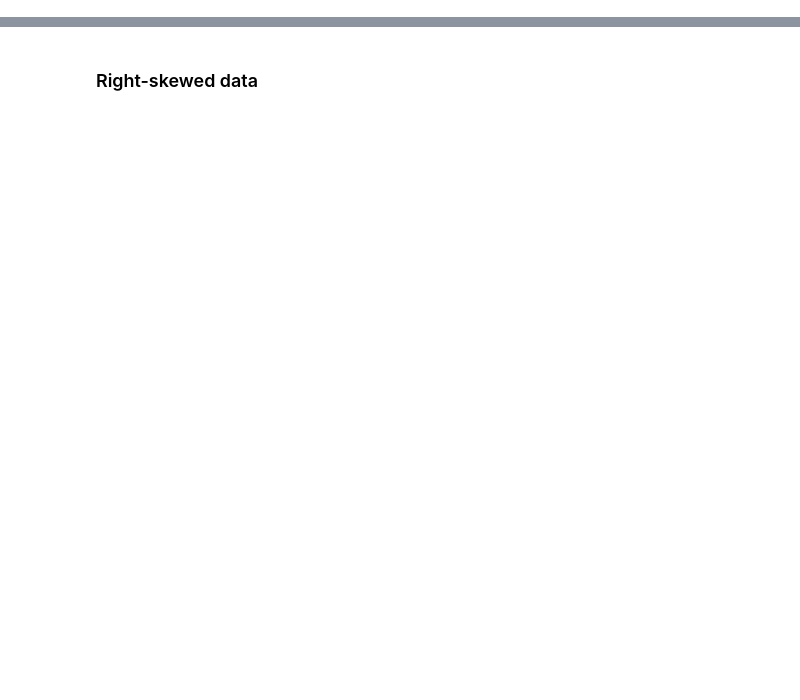
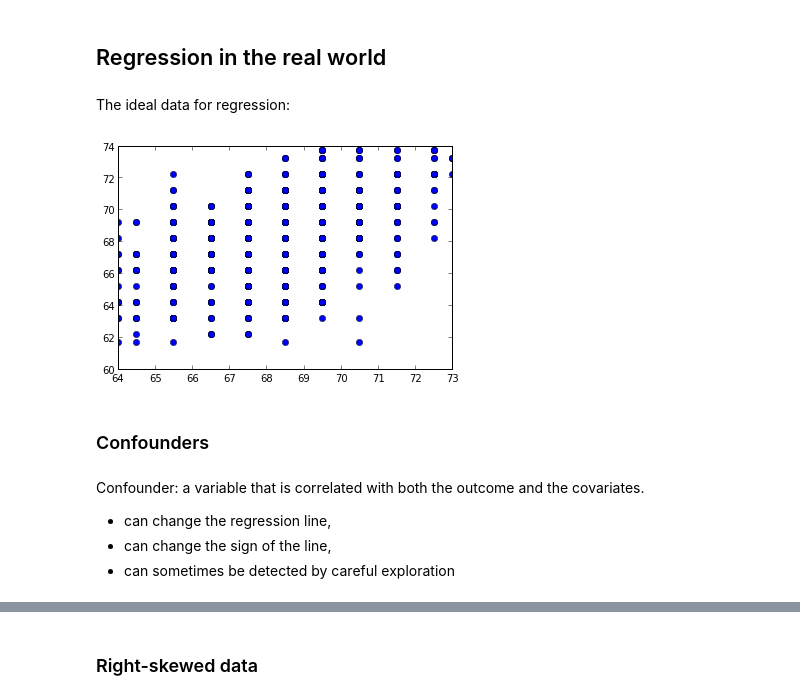
Before and after one commit to herrfz/dataanalysis, a Jupyter notebook: week4/regression_in_real_world.ipynb, the cells around one changed output, grey strips where cells are left out. Cells and saved outputs as stored; diff of their text form; code cells hidden in the pictures; blank space fills up the shorter version.

```diff
--- a/week4/regression_in_real_world.ipynb
+++ b/week4/regression_in_real_world.ipynb
@@ -1,3 +1,23 @@
+# %% [markdown]
+## Regression in the real world
+# %% [markdown]
+The ideal data for regression:
+# %%
+import pandas.rpy.common as com
+
+galton = com.load_data('galton', package='UsingR')
+
+plot(galton['parent'], galton['child'], 'ob');
+# %% [output]
+[figure, added]
+# %% [markdown]
+### Confounders
+# %% [markdown]
+Confounder: a variable that is correlated with both the outcome and the covariates.
+
+* can change the regression line,
+* can change the sign of the line,
+* can sometimes be detected by careful exploration
 # %%
 import pandas as pd
 
```
Also changed, not shown: parts of 23 cells of this notebook, 4 other files.
